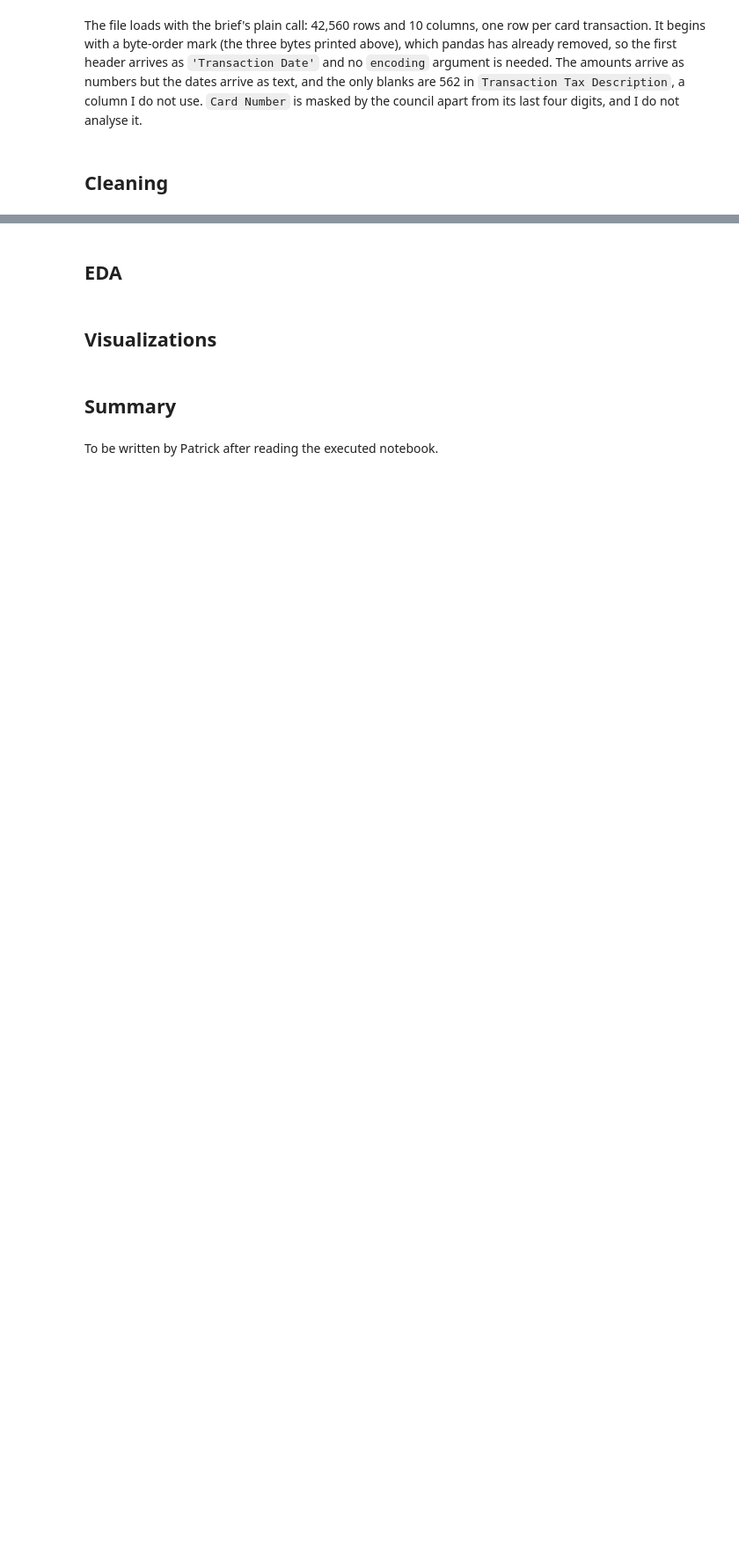
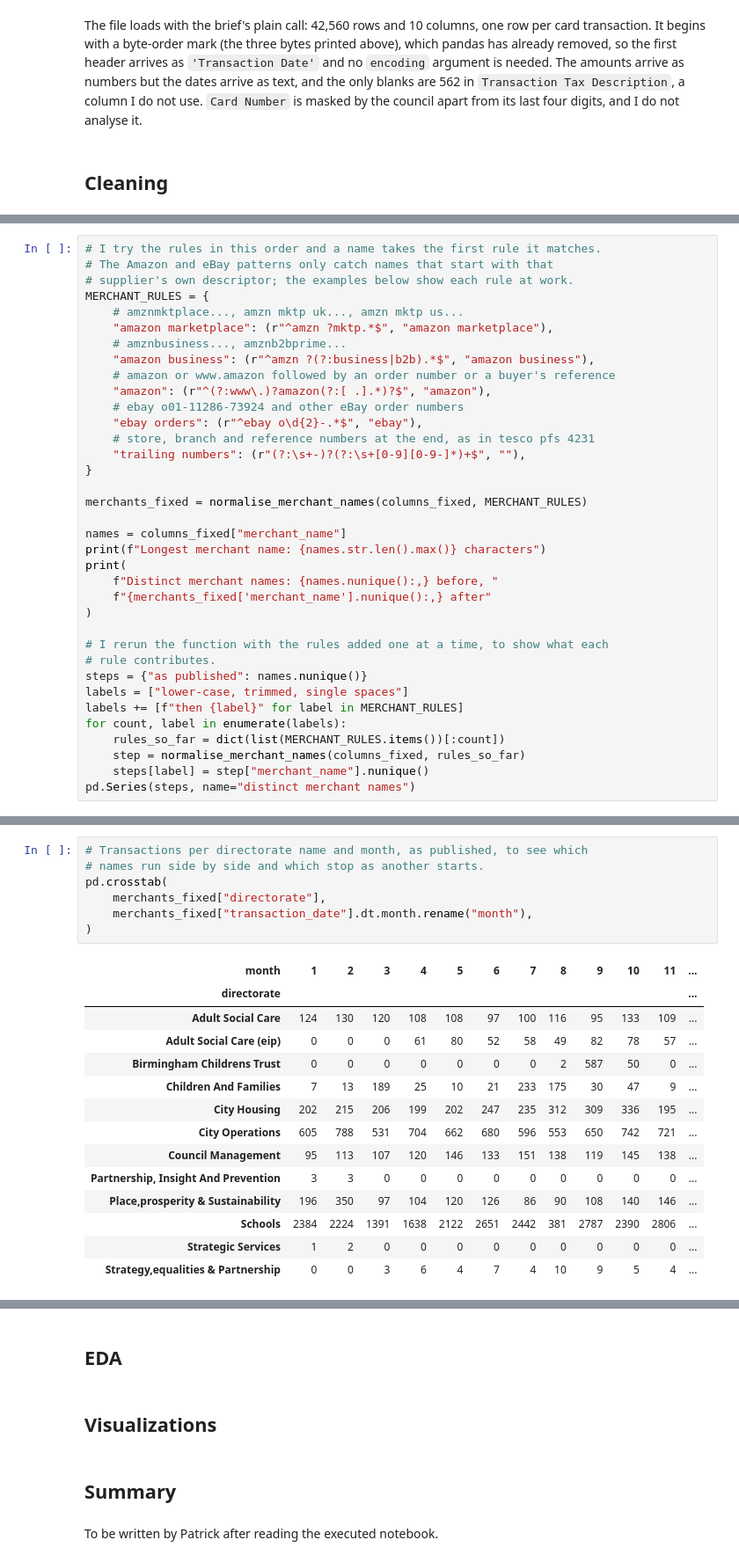
Before and after one commit to PaddyGilliland1/ai-programming-foundations-project, a Jupyter notebook: data_workflow.ipynb, the cells around one changed output, grey strips where cells are left out. Shown at 88% size. Cells and saved outputs as stored; diff of their text form; blank space fills up the shorter version.

Commit message:
Add cleaning functions and apply them

```diff
--- a/data_workflow.ipynb
+++ b/data_workflow.ipynb
@@ -59,0 +185,36 @@ The file loads with the brief's plain call: 42,560 rows and 10 columns, one row
+# %%
+# I try the rules in this order and a name takes the first rule it matches.
+# The Amazon and eBay patterns only catch names that start with that
+# supplier's own descriptor; the examples below show each rule at work.
+MERCHANT_RULES = {
+    # amznmktplace..., amzn mktp uk..., amzn mktp us...
+    "amazon marketplace": (r"^amzn ?mktp.*$", "amazon marketplace"),
+    # amznbusiness..., amznb2bprime...
+    "amazon business": (r"^amzn ?(?:business|b2b).*$", "amazon business"),
+    # amazon or www.amazon followed by an order number or a buyer's reference
+    "amazon": (r"^(?:www\.)?amazon(?:[ .].*)?$", "amazon"),
+    # ebay o01-11286-73924 and other eBay order numbers
+    "ebay orders": (r"^ebay o\d{2}-.*$", "ebay"),
+    # store, branch and reference numbers at the end, as in tesco pfs 4231
+    "trailing numbers": (r"(?:\s+-)?(?:\s+[0-9][0-9-]*)+$", ""),
+}
+
+merchants_fixed = normalise_merchant_names(columns_fixed, MERCHANT_RULES)
+
+names = columns_fixed["merchant_name"]
+print(f"Longest merchant name: {names.str.len().max()} characters")
+print(
+    f"Distinct merchant names: {names.nunique():,} before, "
+    f"{merchants_fixed['merchant_name'].nunique():,} after"
+)
+
+# I rerun the function with the rules added one at a time, to show what each
+# rule contributes.
+steps = {"as published": names.nunique()}
+labels = ["lower-case, trimmed, single spaces"]
+labels += [f"then {label}" for label in MERCHANT_RULES]
+for count, label in enumerate(labels):
+    rules_so_far = dict(list(MERCHANT_RULES.items())[:count])
+    step = normalise_merchant_names(columns_fixed, rules_so_far)
+    steps[label] = step["merchant_name"].nunique()
+pd.Series(steps, name="distinct merchant names")
@@ -59,0 +324,22 @@ The file loads with the brief's plain call: 42,560 rows and 10 columns, one row
+# %%
+# Transactions per directorate name and month, as published, to see which
+# names run side by side and which stop as another starts.
+pd.crosstab(
+    merchants_fixed["directorate"],
+    merchants_fixed["transaction_date"].dt.month.rename("month"),
+)
+# %% [output]
+| month | 1 | 2 | 3 | 4 | 5 | 6 | 7 | 8 | 9 | 10 | 11 | ... |
+| directorate |  |  |  |  |  |  |  |  |  |  |  | ... |
+| Adult Social Care | 124 | 130 | 120 | 108 | 108 | 97 | 100 | 116 | 95 | 133 | 109 | ... |
+| Adult Social Care (eip) | 0 | 0 | 0 | 61 | 80 | 52 | 58 | 49 | 82 | 78 | 57 | ... |
+| Birmingham Childrens Trust | 0 | 0 | 0 | 0 | 0 | 0 | 0 | 2 | 587 | 50 | 0 | ... |
+| Children And Families | 7 | 13 | 189 | 25 | 10 | 21 | 233 | 175 | 30 | 47 | 9 | ... |
+| City Housing | 202 | 215 | 206 | 199 | 202 | 247 | 235 | 312 | 309 | 336 | 195 | ... |
+| City Operations | 605 | 788 | 531 | 704 | 662 | 680 | 596 | 553 | 650 | 742 | 721 | ... |
+| Council Management | 95 | 113 | 107 | 120 | 146 | 133 | 151 | 138 | 119 | 145 | 138 | ... |
+| Partnership, Insight And Prevention | 3 | 3 | 0 | 0 | 0 | 0 | 0 | 0 | 0 | 0 | 0 | ... |
+| Place,prosperity & Sustainability | 196 | 350 | 97 | 104 | 120 | 126 | 86 | 90 | 108 | 140 | 146 | ... |
+| Schools | 2384 | 2224 | 1391 | 1638 | 2122 | 2651 | 2442 | 381 | 2787 | 2390 | 2806 | ... |
+| Strategic Services | 1 | 2 | 0 | 0 | 0 | 0 | 0 | 0 | 0 | 0 | 0 | ... |
+| Strategy,equalities & Partnership | 0 | 0 | 3 | 6 | 4 | 7 | 4 | 10 | 9 | 5 | 4 | ... |
```
Also changed, not shown: parts of 14 cells of this notebook.
